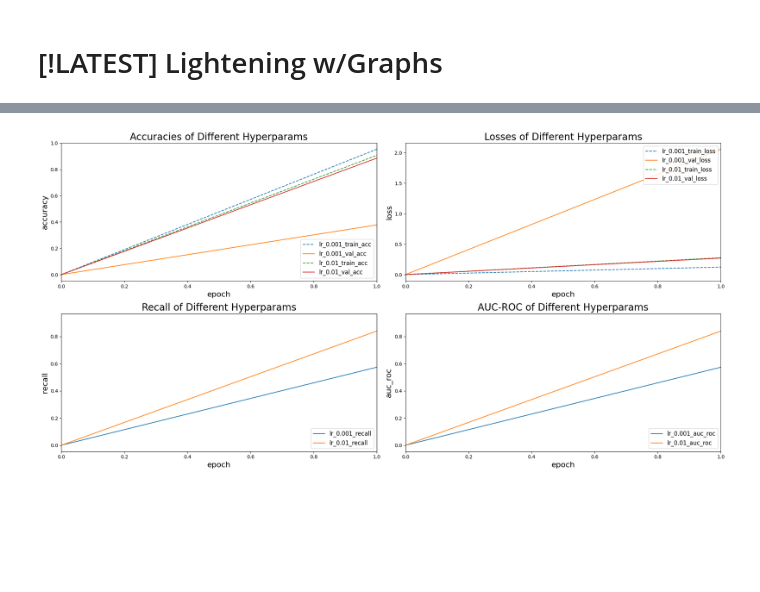
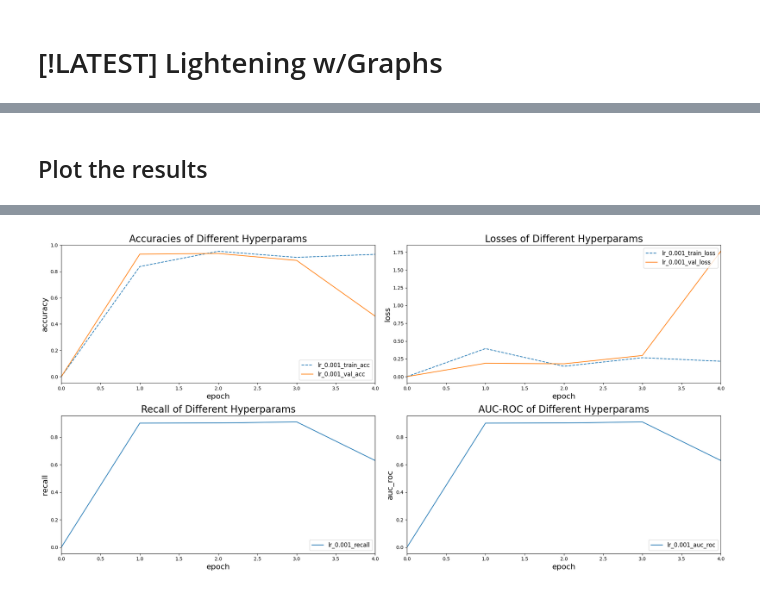
Before and after one commit to Jibbie17/xray, a Jupyter notebook: xray_vision_cnn_w_graphs.ipynb, the cells around one changed output, grey strips where cells are left out. Drawn from its saved outputs; the diff is of its cells as text; code cells hidden in the pictures; blank space fills up the shorter version.

Commit message:
fixed some bugs in the graphing code, such as the x-axis range

```diff
--- a/xray_vision_cnn_w_graphs.ipynb
+++ b/xray_vision_cnn_w_graphs.ipynb
@@ -41,4 +34,11 @@ logging.basicConfig(
     format = '%(asctime)s:%(levelname)s:%(message)s',
     handlers = [logging.FileHandler("xray-cnn.log"),
               logging.StreamHandler()])
+# %%
+cwd = os.getcwd()
+# data_folder_path = '/Users/rubengallardo/Documents/GitHub/Spring_2024/ml_project/data-pooled-for-resplit/'
+
+data_folder_path = cwd + '/data/'
+data_csv_path = data_folder_path + "data.csv"
+aug_data_csv_path = data_folder_path + "data_aug.csv"
 # %% [markdown]
@@ -694,0 +732,6 @@ class CNN_L(pl.LightningModule):
+# %%
+# Test Run w/ Different Learning Rates
+# hyperparams_list = [{'lr': 0.001}, {'lr': 0.01}]
+hyperparams_list = [{'lr': 0.001}]
+num_epochs = 4 # TODO: CHANGE THE MAX NUM OF EPOCHS HERE!
+results = run_model_for_hyperparams(num_epochs, hyperparams_list, train_dataloader, val_dataloader)
@@ -695,38 +758,6 @@ class CNN_L(pl.LightningModule):
+# %% [markdown]
+## Plot the results
 # %%
-# Runs the model with different hyperparameters
-def run_model_for_hyperparams(epochs, hyperparams_list, train_dataloader, val_dataloader):
-    results = {
-        'train_acc': {},
-        'val_acc': {},
-        'train_loss': {},
-        'val_loss': {},
-        'recall': {},
-        'auc_roc': {}
-    }
-
-    for hyperparams in hyperparams_list:
-        metric_logger = MetricLogger()
-        metric_logger.reset_metrics()
-        cnn = CNN_L(lr=hyperparams['lr'])
-
-        trainer = pl.Trainer(max_epochs= epochs, callbacks=[metric_logger], num_sanity_val_steps=0, devices='auto')
-        trainer.fit(model=cnn, train_dataloaders=train_dataloader, val_dataloaders=val_dataloader)
-
-        key = f"lr_{hyperparams['lr']}"
-        results['train_acc'][key] = [0] + metric_logger.train_acc  # Add initial data point at epoch 0
-        results['val_acc'][key] = [0] + metric_logger.val_acc
-        results['train_loss'][key] = [0] + metric_logger.train_loss
-        results['val_loss'][key] = [0] + metric_logger.val_loss
-        results['recall'][key] = [0] + metric_logger.recall
-        results['auc_roc'][key] = [0] + metric_logger.auc_roc
-
-    return results
-
-# Test Run w/ Different Learning Rates
-hyperparams_list = [{'lr': 0.001}, {'lr': 0.01}]
-num_epochs = 2 # TODO: CHANGE THE MAX NUM OF EPOCHS HERE!
-results = run_model_for_hyperparams(num_epochs, hyperparams_list, train_dataloader, val_dataloader)
-
 # Plot the results
 fig, axes = plt.subplots(2, 2, figsize=(20, 10))
 
@@ -740,7 +771,7 @@ axes[0, 0].set_title('Accuracies of Different Hyperparams', fontsize=20)
 axes[0, 0].legend(loc="lower right", fontsize=12)
 axes[0, 0].set_xlabel("epoch", fontsize=16)
 axes[0, 0].set_ylabel("accuracy", fontsize=16)
-axes[0, 0].set_xlim(0, 1)  # Set x-axis limits to start from 0
+axes[0, 0].set_xlim(0, num_epochs)  # Set x-axis limits to start from 0
 
 # Plot Loss
 for key in results['train_loss']:
@@ -752,7 +783,7 @@ axes[0, 1].set_title('Losses of Different Hyperparams', fontsize=20)
 axes[0, 1].legend(loc="upper right", fontsize=12)
 axes[0, 1].set_xlabel("epoch", fontsize=16)
 axes[0, 1].set_ylabel("loss", fontsize=16)
-axes[0, 1].set_xlim(0, 1)
+axes[0, 1].set_xlim(0, num_epochs)
 
 # Plot Recall
 for key in results['recall']:
@@ -763,7 +794,7 @@ axes[1, 0].set_title('Recall of Different Hyperparams', fontsize=20)
 axes[1, 0].legend(loc="lower right", fontsize=12)
 axes[1, 0].set_xlabel("epoch", fontsize=16)
 axes[1, 0].set_ylabel("recall", fontsize=16)
-axes[1, 0].set_xlim(0, 1)
+axes[1, 0].set_xlim(0, num_epochs)
 
 # Plot AUC-ROC
 for key in results['auc_roc']:
@@ -774,7 +805,7 @@ axes[1, 1].set_title('AUC-ROC of Different Hyperparams', fontsize=20)
 axes[1, 1].legend(loc="lower right", fontsize=12)
 axes[1, 1].set_xlabel("epoch", fontsize=16)
 axes[1, 1].set_ylabel("auc_roc", fontsize=16)
-axes[1, 1].set_xlim(0, 1)
+axes[1, 1].set_xlim(0, num_epochs)
 
 plt.tight_layout()
 plt.show()
@@ -822 +813 @@ plt.show()
-[figure, old version]
+[figure, new version]
```
Also changed, not shown: parts of 8 cells of this notebook, 1 other file.
